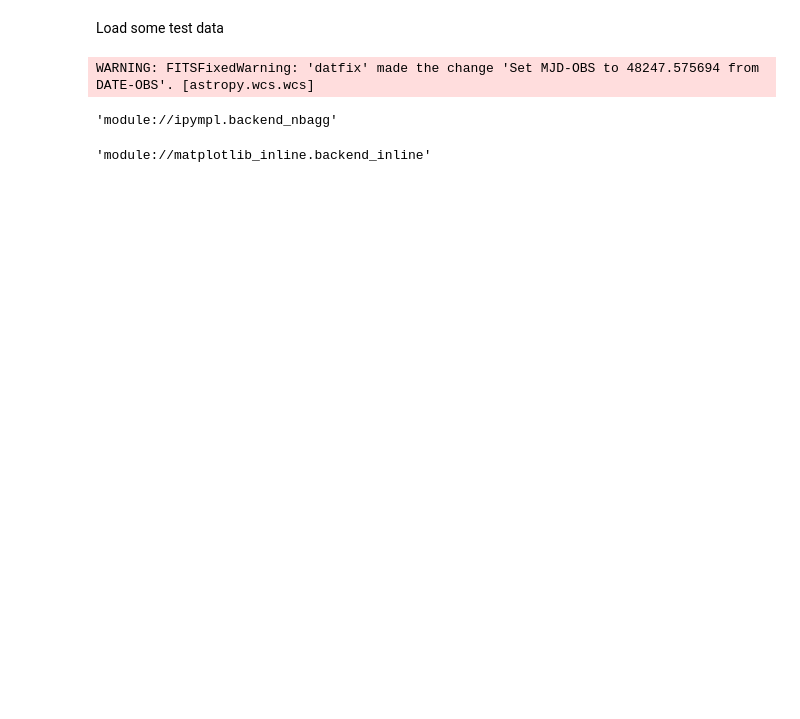
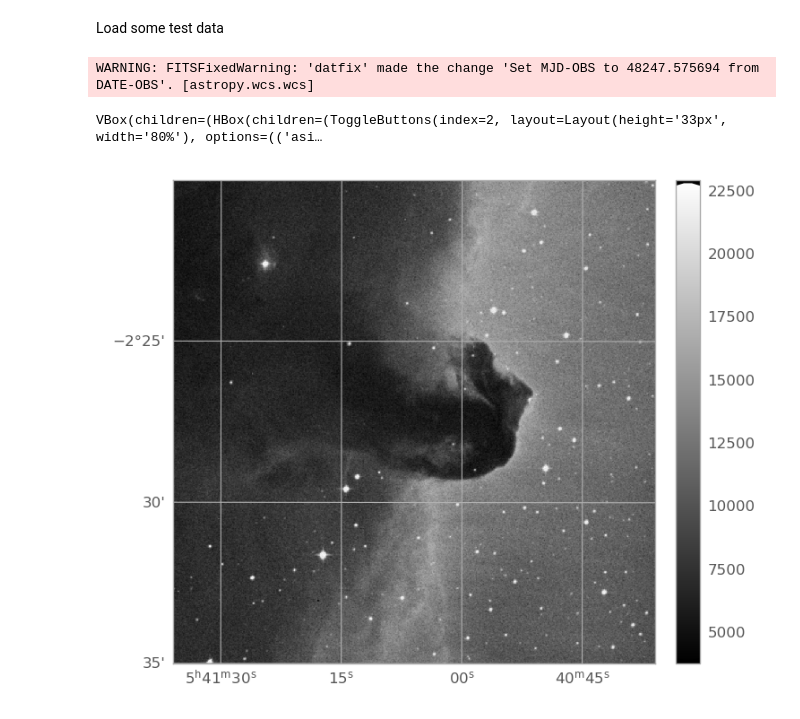
Before and after one commit to Chisen-Lupus/astro-utils, a Jupyter notebook: demo5.ipynb, the cells around one changed output. Saved outputs shown, nothing was run; the diff lists cells and outputs as text; code cells hidden in the pictures; blank space fills up the shorter version.

```diff
--- a/demo5.ipynb
+++ b/demo5.ipynb
@@ -59,18 +55,16 @@ WARNING: FITSFixedWarning: 'datfix' made the change 'Set MJD-OBS to 48247.575694
-# %%
-plt.get_backend()
-# %% [output]
-'module://ipympl.backend_nbagg'
 # %%
-reload(autils.jupyter)
+import autils.jupyter_fast
+import autils.jupyter_oop
 
 %matplotlib inline
 
+reload(autils.autils)
+reload(autils)
+reload(autils.jupyter_oop)
+
 image_data_small = image_data[::10, ::10]
 
-autils.jupyter.interactive_plot(image_data_small, wcs=image_wcs)
+autils.jupyter_oop.InteractivePlot(image_data, wcs=image_wcs);
+# %% [output]
+VBox(children=(HBox(children=(ToggleButtons(index=2, layout=Layout(height='33px', width='80%'), options=(('asi…
+[figure, added]
-# %%
-%matplotlib inline
-
-plt.get_backend()
-# %% [output]
-'module://matplotlib_inline.backend_inline'
```
Also changed, not shown: parts of 13 cells of this notebook, 2 other files.
